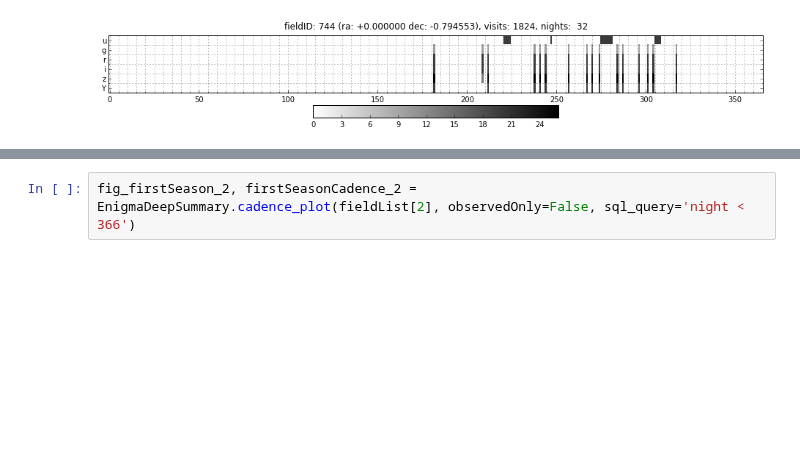
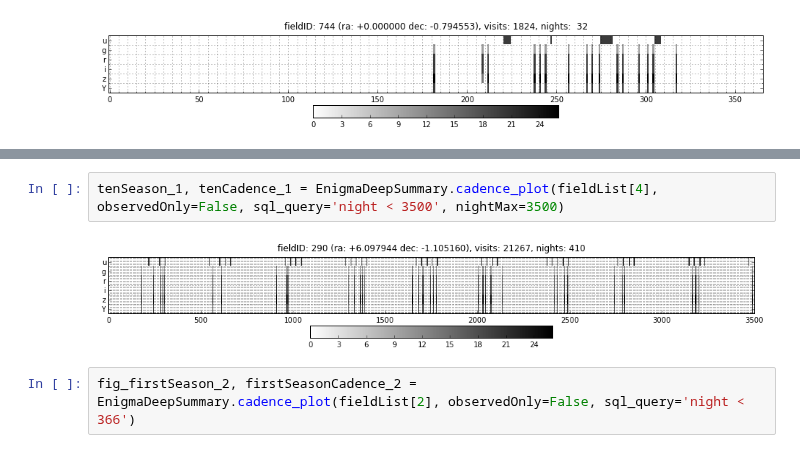
Before and after one commit to LSSTDESC/OpSimSummary, a Jupyter notebook: example/ExploringOpSimOutputs_new.ipynb, the cells around one changed output, grey strips where cells are left out. Cells and saved outputs as stored; diff of their text form; blank space fills up the shorter version.

Commit message:
Added to text of Cadence plots added example files

```diff
--- a/example/ExploringOpSimOutputs_new.ipynb
+++ b/example/ExploringOpSimOutputs_new.ipynb
@@ -104,5 +104,9 @@ fig_firstSeason_1, firstSeasonCadence_1 = EnigmaDeepSummary.cadence_plot(fieldLi
 # %% [output]
 [figure]
+# %%
+tenSeason_1, tenCadence_1 = EnigmaDeepSummary.cadence_plot(fieldList[4], observedOnly=False, sql_query='night < 3500', nightMax=3500)
+# %% [output]
+[figure, added]
 # %%
 fig_firstSeason_2, firstSeasonCadence_2 = EnigmaDeepSummary.cadence_plot(fieldList[2], observedOnly=False, sql_query='night < 366')
 # %% [output]
```
Also changed, not shown: parts of 11 cells of this notebook, 2 other files.
